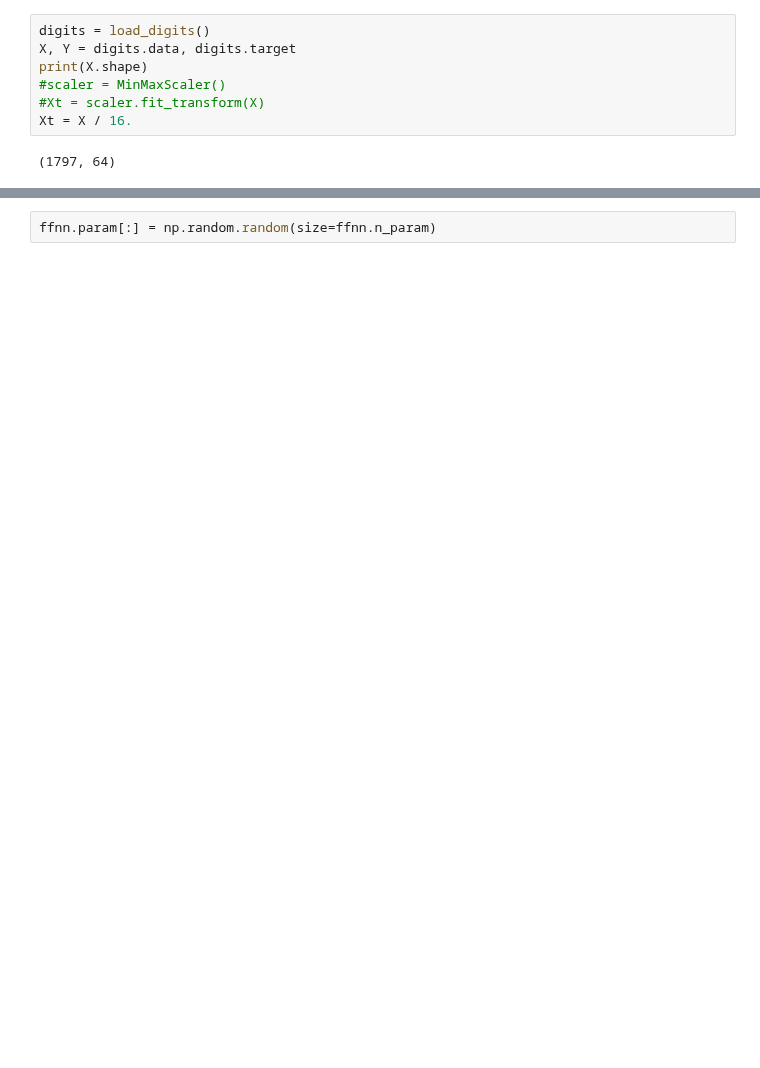
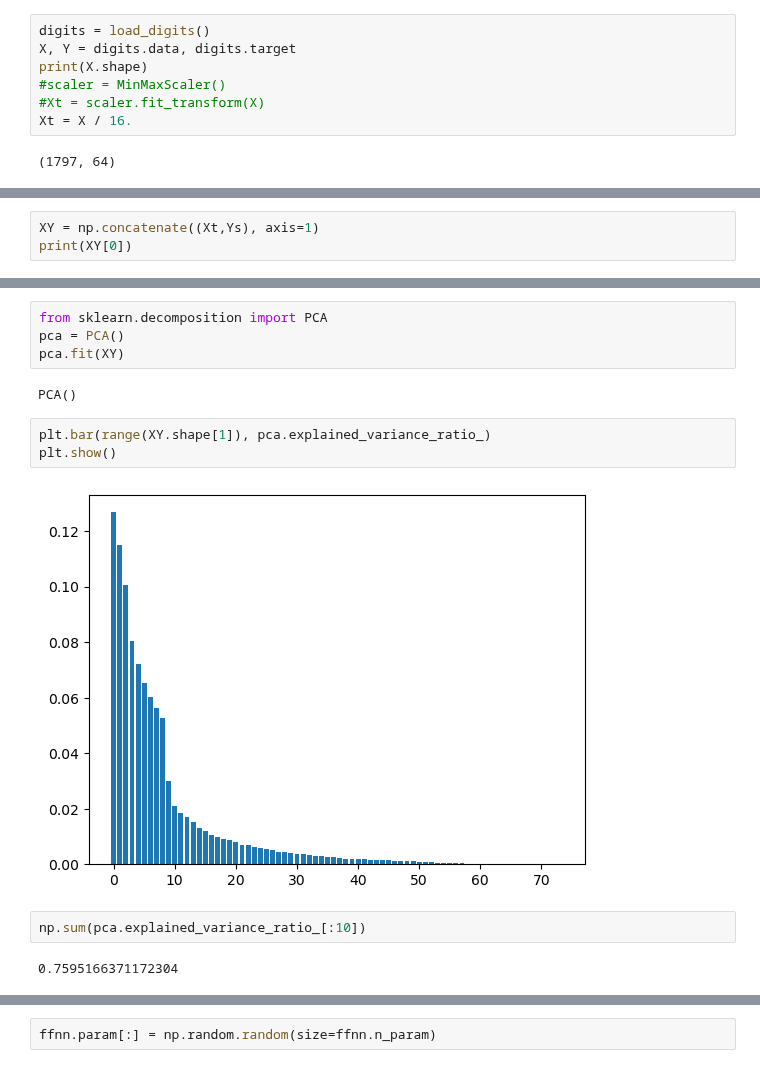
Before and after one commit to intellimath/mlgrad, a Jupyter notebook: examples/test_nn_digits.ipynb, the cells around one changed output, grey strips where cells are left out. Saved outputs shown, nothing was run; the diff lists cells and outputs as text; blank space fills up the shorter version.

```diff
--- a/examples/test_nn_digits.ipynb
+++ b/examples/test_nn_digits.ipynb
@@ -65,0 +40,3 @@ print(Ys.shape, Xt.shape)
+# %%
+XY = np.concatenate((Xt,Ys), axis=1)
+print(XY[0])
@@ -65,0 +52,15 @@ print(Ys.shape, Xt.shape)
+# %%
+from sklearn.decomposition import PCA
+pca = PCA()
+pca.fit(XY)
+# %% [output]
+PCA()
+# %%
+plt.bar(range(XY.shape[1]), pca.explained_variance_ratio_)
+plt.show()
+# %% [output]
+[figure, added]
+# %%
+np.sum(pca.explained_variance_ratio_[:10])
+# %% [output]
+0.7595166371172304
```
Also changed, not shown: parts of 12 cells of this notebook, 24 other files.
